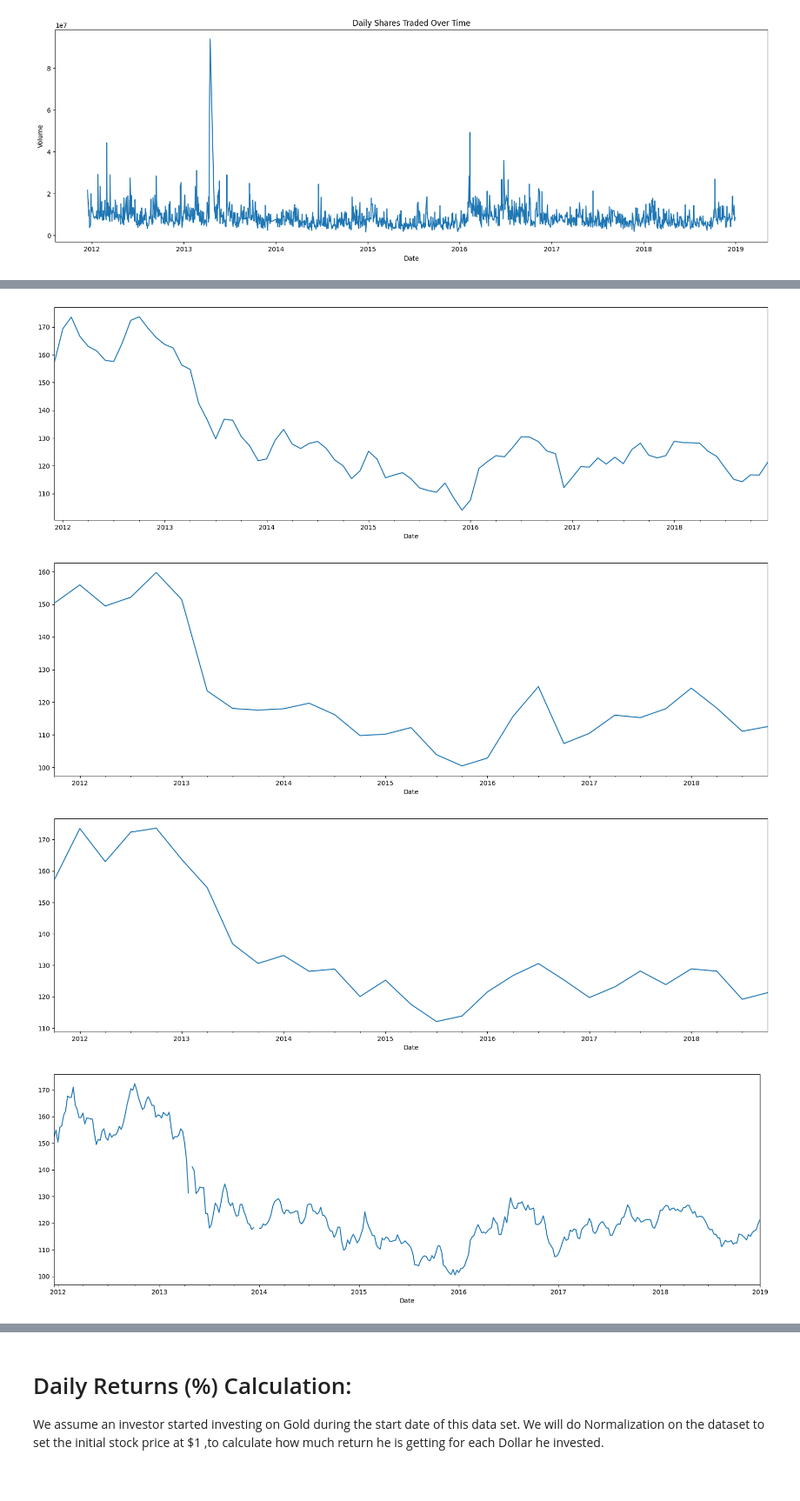
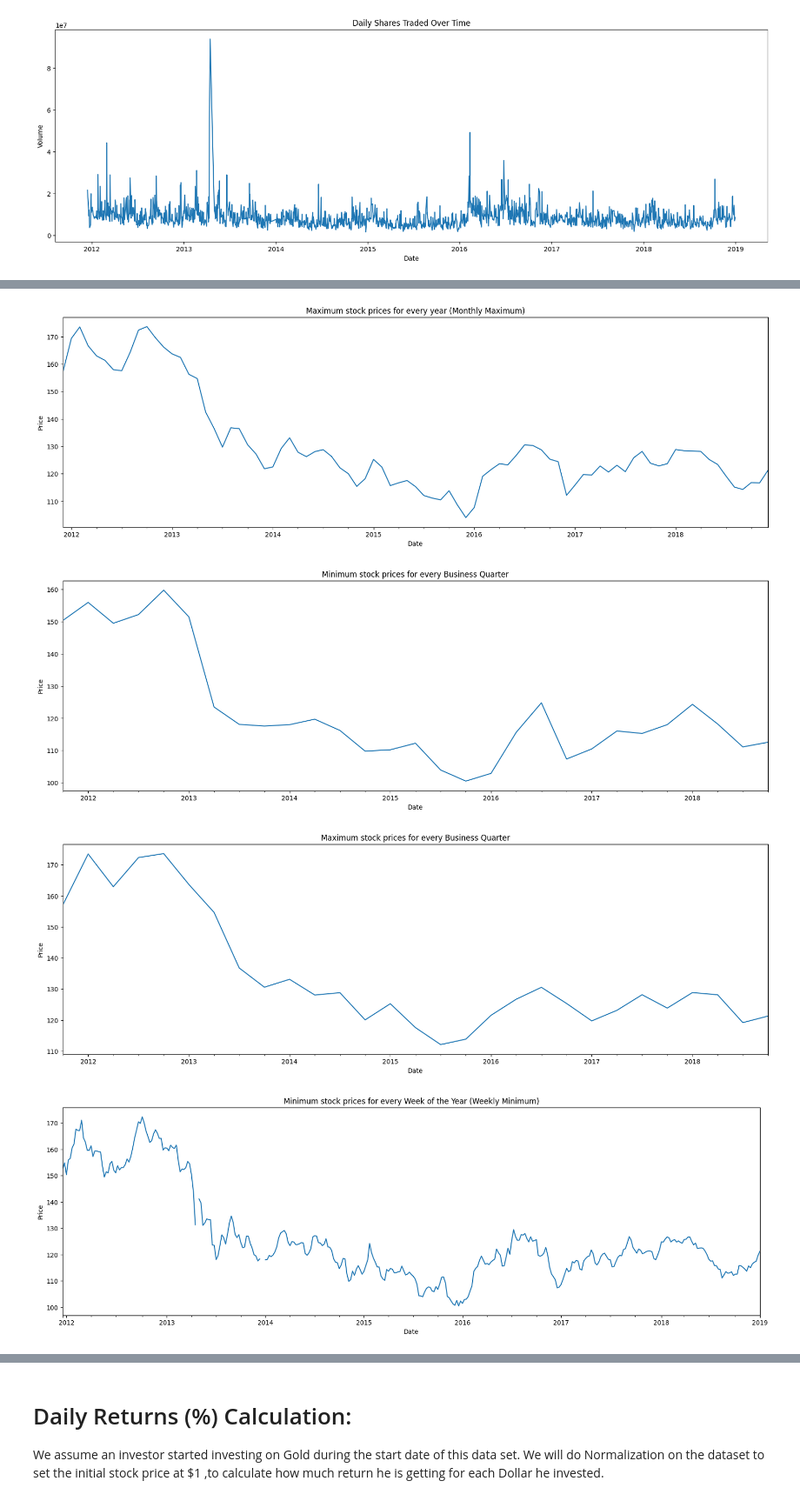
Before and after one commit to hsb130/My-Portfolio-Projects, a Jupyter notebook: Gold Price Prediction/Gold_Stock_Price_Analysis_(Time_Series_Forecasting_using_RNN_and_Exponential_Smoothing_Techniques).ipynb, the cells around one changed output, grey strips where cells are left out. Shown at 87% size. Drawn from its saved outputs; the diff is of its cells as text; code cells hidden in the pictures.

```diff
--- a/Gold Price Prediction/Gold_Stock_Price_Analysis_(Time_Series_Forecasting_using_RNN_and_Exponential_Smoothing_Techniques).ipynb
+++ b/Gold Price Prediction/Gold_Stock_Price_Analysis_(Time_Series_Forecasting_using_RNN_and_Exponential_Smoothing_Techniques).ipynb
@@ -132,31 +146,51 @@ plt.show()
 # %%
 plt.figure(figsize=(20, 6))
 df['Adj Close'].resample(rule= 'M').max().plot()
+
+plt.title('Maximum stock prices for every year (Monthly Maximum)')
+plt.xlabel('Date')
+plt.ylabel('Price')
+
 plt.show()
-# This shows the maximum stock prices for every Month (Monthly Minimum) in the dataset
+# This shows the maximum stock prices for every Month (Monthly Maximum) in the dataset
 # %% [output]
-[figure, old version]
+[figure, new version]
 # %%
 plt.figure(figsize=(20, 6))
 df['Adj Close'].resample(rule= 'BQS').min().plot()
+
+plt.title('Minimum stock prices for every Business Quarter')
+plt.xlabel('Date')
+plt.ylabel('Price')
+
 plt.show()
 # This shows the minimum stock prices for every Business Quarter in the dataset
 # %% [output]
-[figure, old version]
+[figure, new version]
 # %%
 plt.figure(figsize=(20, 6))
 df['Adj Close'].resample(rule= 'BQS').max().plot()
+
+plt.title('Maximum stock prices for every Business Quarter')
+plt.xlabel('Date')
+plt.ylabel('Price')
+
 plt.show()
 # This shows the maximum stock prices for every Business Quarter in the dataset
 # %% [output]
-[figure, old version]
+[figure, new version]
 # %%
 plt.figure(figsize=(20, 6))
 df['Adj Close'].resample(rule= 'W').min().plot()
+
+plt.title('Minimum stock prices for every Week of the Year (Weekly Minimum)')
+plt.xlabel('Date')
+plt.ylabel('Price')
+
 plt.show()
 # This shows the minimum stock prices for every week in the dataset
 # %% [output]
-[figure, old version]
+[figure, new version]
 # %%
 plt.figure(figsize=(20, 6))
 df['Adj Close'].resample(rule= 'W').max().plot()
```
Also changed, not shown: parts of 10 cells of this notebook, 15 other files.
